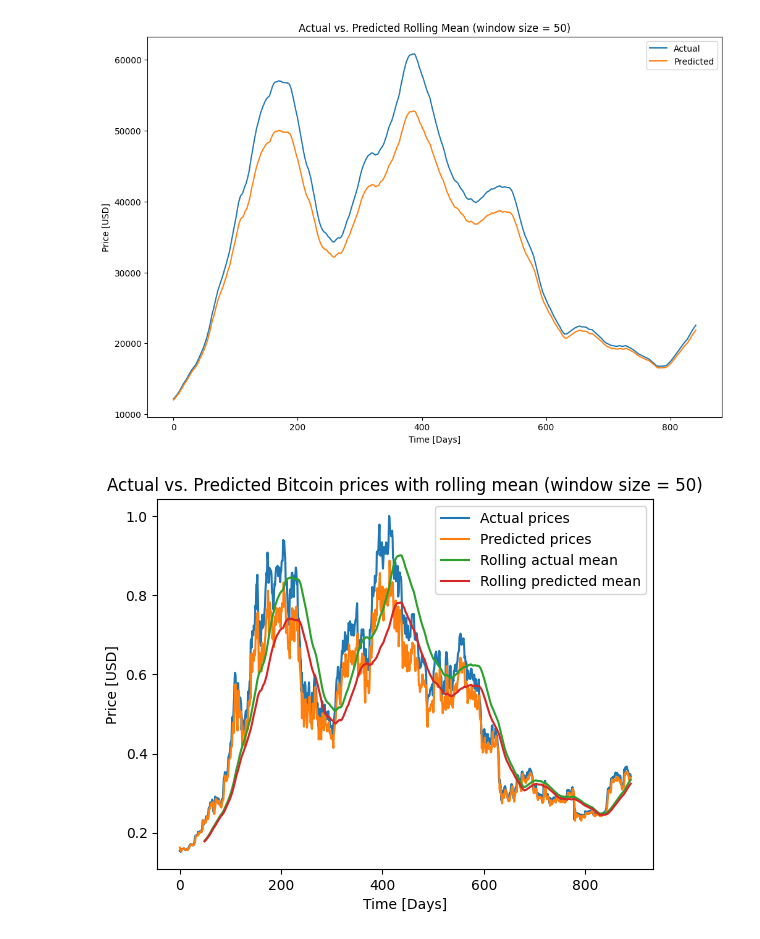
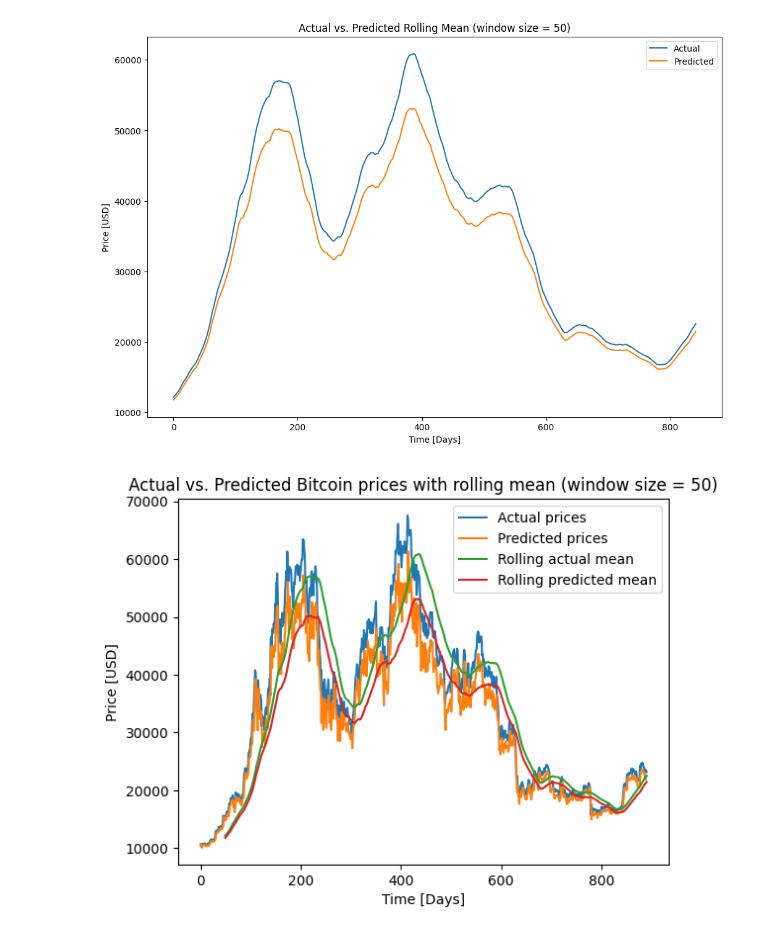
Before and after one commit to tylerfallon/The-Omniscient-Crypto-Oracle, a Jupyter notebook: David/LSTM-Model_Bitcoin.ipynb, the cells around one changed output. Saved outputs shown, nothing was run; the diff lists cells and outputs as text; code cells hidden in the pictures.

```diff
--- a/David/LSTM-Model_Bitcoin.ipynb
+++ b/David/LSTM-Model_Bitcoin.ipynb
@@ -178,28 +163,28 @@ plt.show()
 # %%
 # Assume `y_test` is the actual Bitcoin prices and `predictions` is the predicted prices
 # Convert them into pandas DataFrame for easier manipulation
-y_test_df = pd.DataFrame(y_test, columns=['actual'])
-predictions_df = pd.DataFrame(predictions, columns=['predicted'])
+y_test_df = pd.DataFrame(y_test_inv, columns=['actual'])
+predictions_df = pd.DataFrame(y_pred_inv, columns=['predicted'])
 
 # Concatenate the two DataFrames into one
 results_df = pd.concat([y_test_df, predictions_df], axis=1)
 
 # Set the window size for the rolling window
 window_size = 50
 
 # Calculate the rolling mean for both the actual and predicted prices
 results_df['actual_mean'] = results_df['actual'].rolling(window_size).mean()
 results_df['predicted_mean'] = results_df['predicted'].rolling(window_size).mean()
 
 # Plot the actual and predicted prices with the rolling mean
 plt.plot(results_df['actual'], label='Actual prices')
 plt.plot(results_df['predicted'], label='Predicted prices')
 plt.plot(results_df['actual_mean'], label='Rolling actual mean')
 plt.plot(results_df['predicted_mean'], label='Rolling predicted mean')
 plt.legend()
 plt.title('Actual vs. Predicted Bitcoin prices with rolling mean (window size = {})'.format(window_size))
 plt.xlabel('Time [Days]')
 plt.ylabel('Price [USD]')
 plt.show()
 # %% [output]
-[figure, old version]
+[figure, new version]
```
Also changed, not shown: parts of 18 cells of this notebook, 2 other files.
